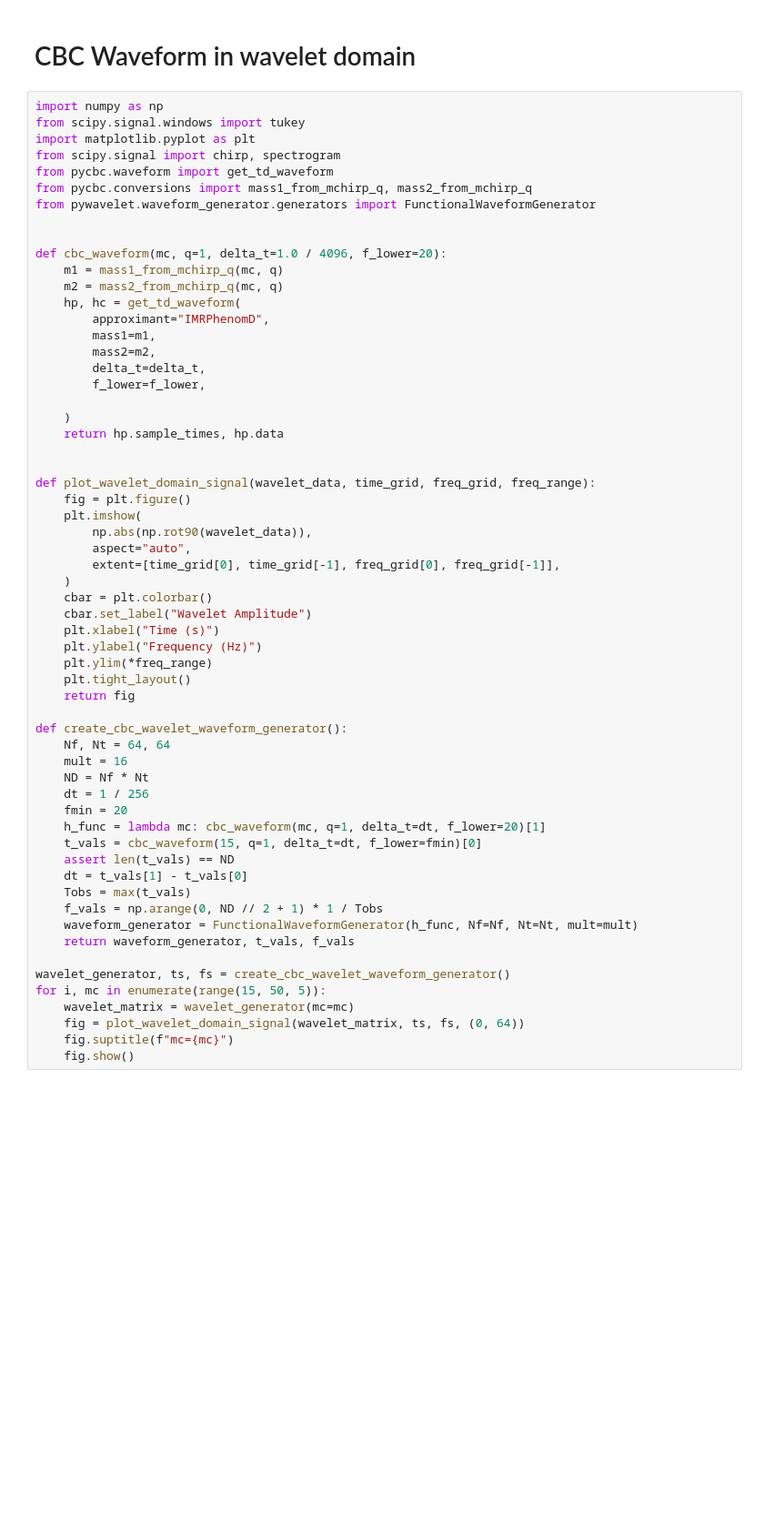
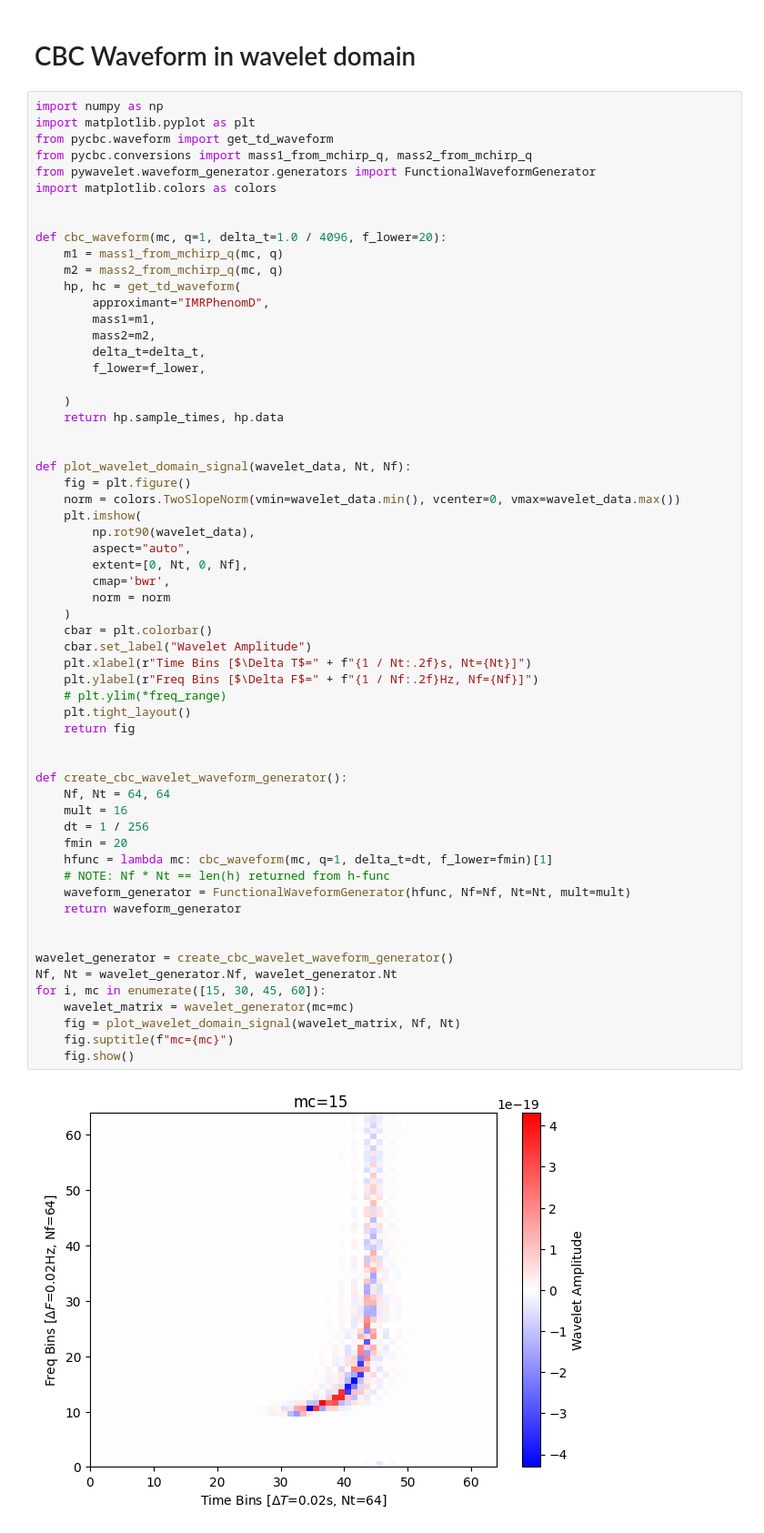
Before and after one commit to pywavelet/pywavelet, a Jupyter notebook: docs/demos/cbc_demo.ipynb, the cells around one changed output. Shown at 91% size. Cells and saved outputs as stored; diff of their text form; blank space fills up the shorter version.

Commit message:
add plots for CBC wavelet transforms

```diff
--- a/docs/demos/cbc_demo.ipynb
+++ b/docs/demos/cbc_demo.ipynb
@@ -2,12 +2,11 @@
 # CBC Waveform in wavelet domain
 # %%
 import numpy as np
-from scipy.signal.windows import tukey
 import matplotlib.pyplot as plt
-from scipy.signal import chirp, spectrogram
 from pycbc.waveform import get_td_waveform
 from pycbc.conversions import mass1_from_mchirp_q, mass2_from_mchirp_q
 from pywavelet.waveform_generator.generators import FunctionalWaveformGenerator
+import matplotlib.colors as colors
 
 
 def cbc_waveform(mc, q=1, delta_t=1.0 / 4096, f_lower=20):
@@ -15,48 +14,51 @@ def cbc_waveform(mc, q=1, delta_t=1.0 / 4096, f_lower=20):
     m2 = mass2_from_mchirp_q(mc, q)
     hp, hc = get_td_waveform(
         approximant="IMRPhenomD",
         mass1=m1,
         mass2=m2,
         delta_t=delta_t,
         f_lower=f_lower,
 
     )
     return hp.sample_times, hp.data
 
 
-def plot_wavelet_domain_signal(wavelet_data, time_grid, freq_grid, freq_range):
+def plot_wavelet_domain_signal(wavelet_data, Nt, Nf):
     fig = plt.figure()
+    norm = colors.TwoSlopeNorm(vmin=wavelet_data.min(), vcenter=0, vmax=wavelet_data.max())
     plt.imshow(
-        np.abs(np.rot90(wavelet_data)),
+        np.rot90(wavelet_data),
         aspect="auto",
-        extent=[time_grid[0], time_grid[-1], freq_grid[0], freq_grid[-1]],
+        extent=[0, Nt, 0, Nf],
+        cmap='bwr',
+        norm = norm
     )
     cbar = plt.colorbar()
     cbar.set_label("Wavelet Amplitude")
-    plt.xlabel("Time (s)")
-    plt.ylabel("Frequency (Hz)")
-    plt.ylim(*freq_range)
+    plt.xlabel(r"Time Bins [$\Delta T$=" + f"{1 / Nt:.2f}s, Nt={Nt}]")
+    plt.ylabel(r"Freq Bins [$\Delta F$=" + f"{1 / Nf:.2f}Hz, Nf={Nf}]")
+    # plt.ylim(*freq_range)
     plt.tight_layout()
     return fig
+
 
 def create_cbc_wavelet_waveform_generator():
     Nf, Nt = 64, 64
     mult = 16
-    ND = Nf * Nt
     dt = 1 / 256
     fmin = 20
-    h_func = lambda mc: cbc_waveform(mc, q=1, delta_t=dt, f_lower=20)[1]
-    t_vals = cbc_waveform(15, q=1, delta_t=dt, f_lower=fmin)[0]
-    assert len(t_vals) == ND
-    dt = t_vals[1] - t_vals[0]
-    Tobs = max(t_vals)
-    f_vals = np.arange(0, ND // 2 + 1) * 1 / Tobs
-    waveform_generator = FunctionalWaveformGenerator(h_func, Nf=Nf, Nt=Nt, mult=mult)
-    return waveform_generator, t_vals, f_vals
+    hfunc = lambda mc: cbc_waveform(mc, q=1, delta_t=dt, f_lower=fmin)[1]
+    # NOTE: Nf * Nt == len(h) returned from h-func
+    waveform_generator = FunctionalWaveformGenerator(hfunc, Nf=Nf, Nt=Nt, mult=mult)
+    return waveform_generator
 
-wavelet_generator, ts, fs = create_cbc_wavelet_waveform_generator()
-for i, mc in enumerate(range(15, 50, 5)):
+
+wavelet_generator = create_cbc_wavelet_waveform_generator()
+Nf, Nt = wavelet_generator.Nf, wavelet_generator.Nt
+for i, mc in enumerate([15, 30, 45, 60]):
     wavelet_matrix = wavelet_generator(mc=mc)
-    fig = plot_wavelet_domain_signal(wavelet_matrix, ts, fs, (0, 64))
+    fig = plot_wavelet_domain_signal(wavelet_matrix, Nf, Nt)
     fig.suptitle(f"mc={mc}")
     fig.show()
+# %% [output]
+[figure, added]
```
Also changed, not shown: parts of 1 cell of this notebook.
